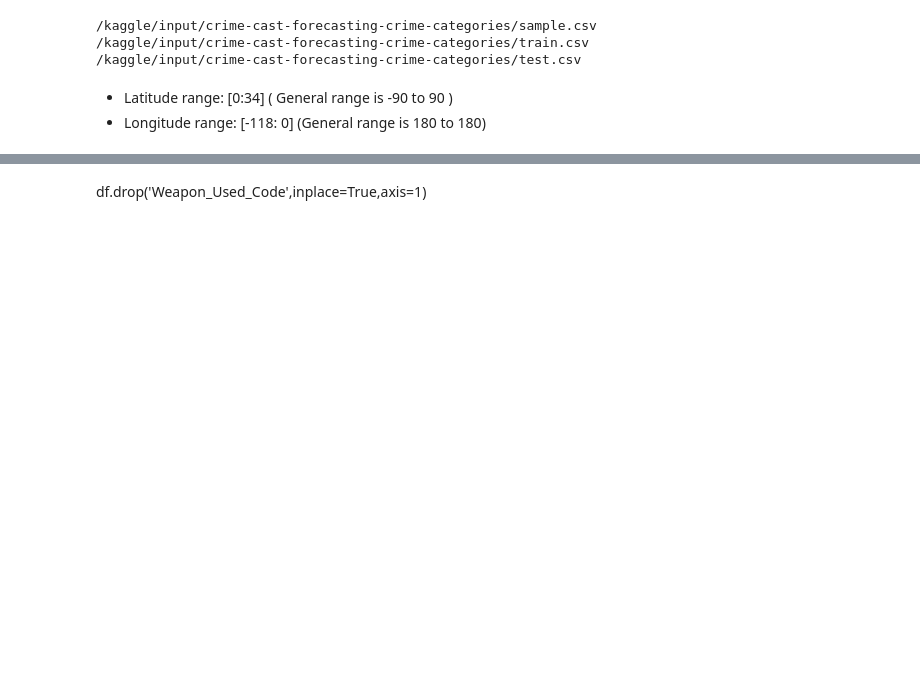
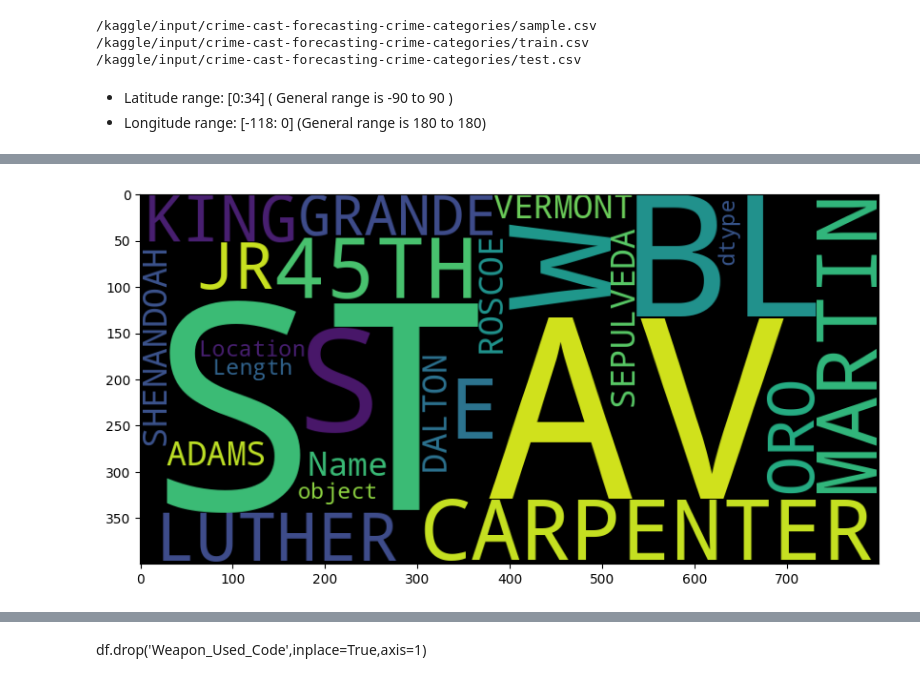
Before and after one commit to linisha04/ml-project-academic, a Jupyter notebook: 22f2000254-notebook-t22024.ipynb, the cells around one changed output, grey strips where cells are left out. Drawn from its saved outputs; the diff is of its cells as text; code cells hidden in the pictures; blank space fills up the shorter version.

```diff
--- a/22f2000254-notebook-t22024.ipynb
+++ b/22f2000254-notebook-t22024.ipynb
@@ -129,0 +91,21 @@ df.loc[df['Victim_Descent'].isnull(), 'Victim_Descent'] = imputed_values
+# %%
+print(train['Location'].unique())
+
+
+print('--------------------------------')
+
+print('Number of unqiue location : '  , len(train['Location'].unique()))
+
+
+print('--------------------------------')
+
+
+train.loc[: , 'Location']=train['Location'].apply( lambda x : ' '.join(x.split()))
+
+print(train['Location'].unique())
+
+
+
+print('Number of unqiue location : '  , len(train['Location'].unique()))
+
+# print('Removed space' , len(train['Location'].unique()) )
@@ -129,0 +125,11 @@ df.loc[df['Victim_Descent'].isnull(), 'Victim_Descent'] = imputed_values
+# %%
+from wordcloud import WordCloud
+import matplotlib.pyplot as plt
+
+
+cloud = WordCloud(width=800, height=400, background_color='black').generate(str(train['Location']))
+plt.figure(figsize=(10, 6))
+plt.imshow(cloud)
+plt.show()
+# %% [output]
+[figure, added]
```
Also changed, not shown: parts of 205 cells of this notebook.
